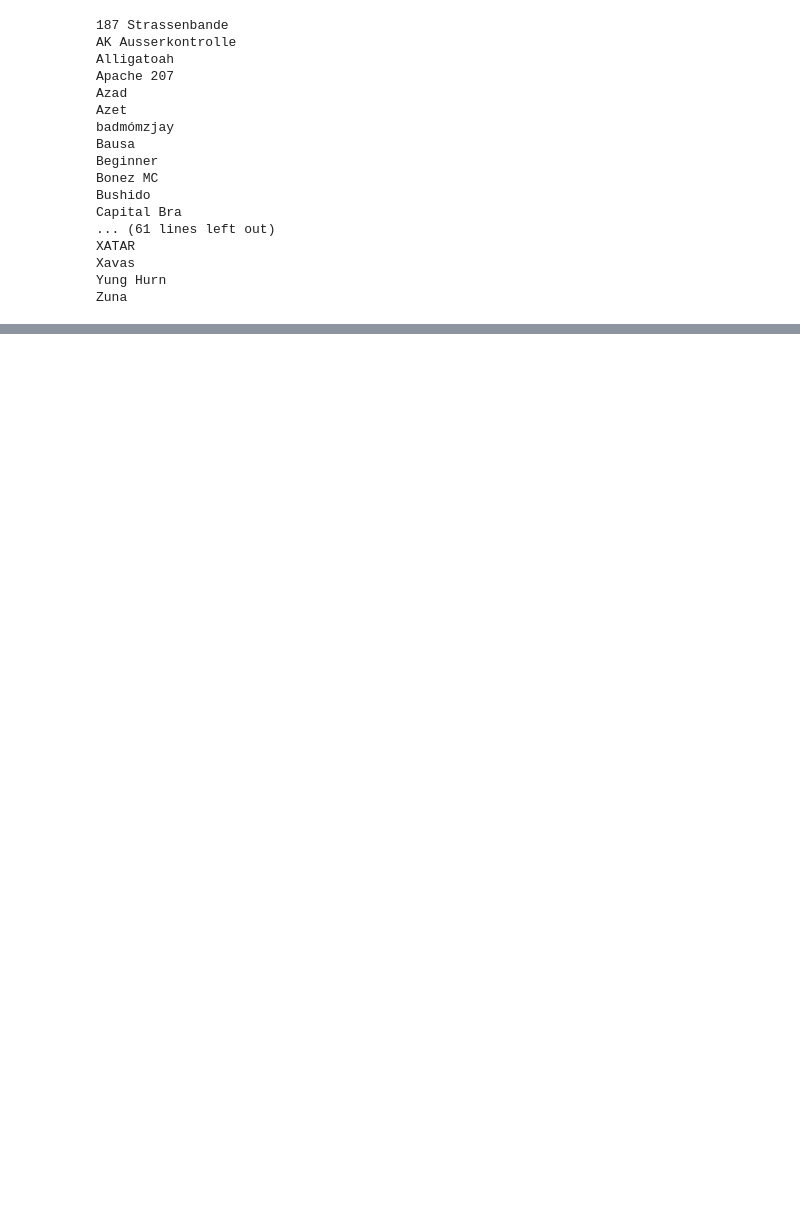
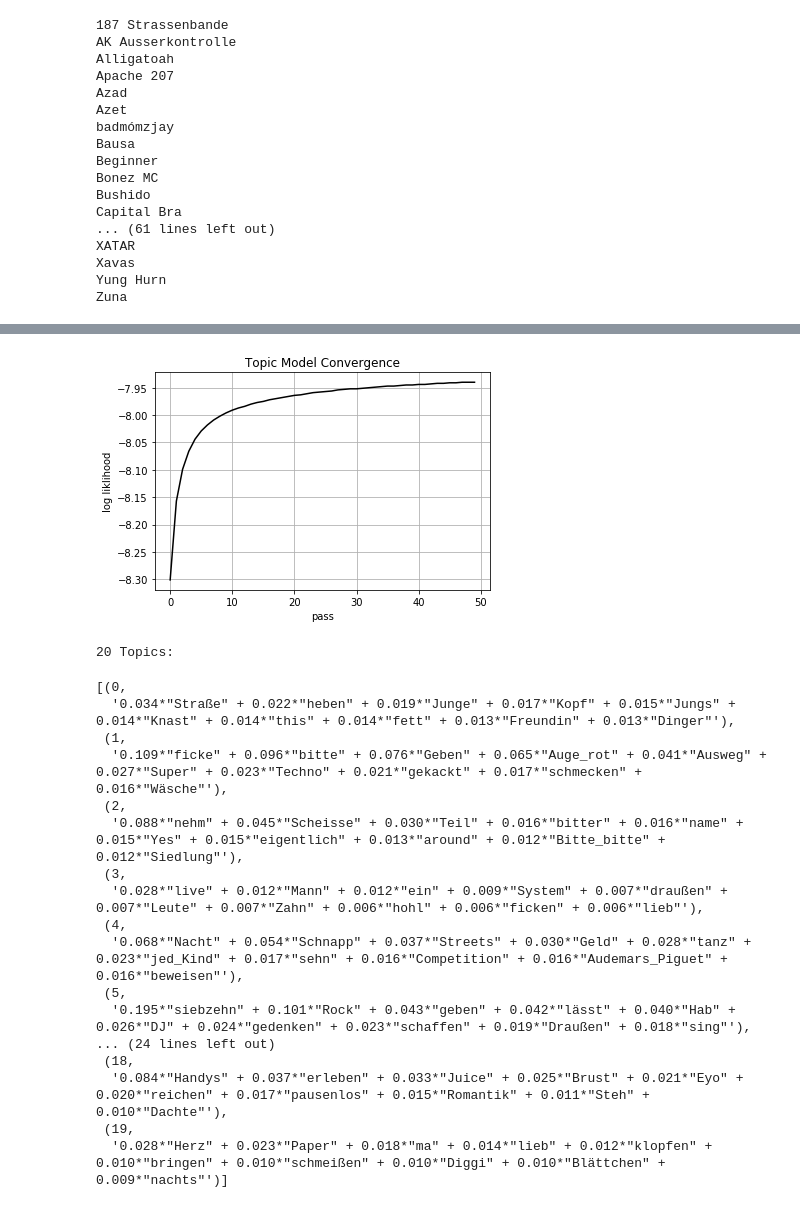
Before and after one commit to Lucapaulo/Text-Mining-Project, a Jupyter notebook: Project.ipynb, the cells around one changed output, grey strips where cells are left out. Drawn from its saved outputs; the diff is of its cells as text; code cells hidden in the pictures; blank space fills up the shorter version.

Commit message:
first lda models

```diff
--- a/Project.ipynb
+++ b/Project.ipynb
@@ -85,0 +79,2 @@ Zuna
+# %%
+nlp = spacy.load('de_core_news_lg')
@@ -85,0 +122,15 @@ Zuna
+# %%
+def plot_passes(filename, passes):
+    matcher = re.compile('(-*\d+\.\d+) per-word .* (\d+\.\d+) perplexity')
+    likelihoods = []
+    with open(filename) as source:
+        for line in source:
+            match = matcher.search(line)
+            if match:
+                likelihoods.append(float(match.group(1)))
+    plt.plot(np.arange(0,passes,1), likelihoods, c="black")
+    plt.ylabel("log liklihood")
+    plt.xlabel("pass")
+    plt.title("Topic Model Convergence")
+    plt.grid()
+    plt.show()
@@ -85,0 +144,45 @@ Zuna
+# %%
+# Previous Observations: Words with two letters usually dont contribute -> tweak tokenization
+filename = 'gensim_3.log'
+create_logfile(filename)
+
+num_topics = 20
+chunksize = 1000
+passes = 50
+iterations = 1000
+
+
+lda_model = LdaModel(
+         corpus=corpus,
+         id2word=id2word,
+         num_topics=num_topics,
+         passes=passes,
+         iterations=iterations,
+         chunksize=chunksize,
+         alpha='auto',
+         eta='auto'
+)
+# %%
+plot_passes(filename, passes)
+print(f'{num_topics} Topics:')
+lda_model.print_topics()
+# %% [output]
+[figure, added]
+20 Topics:
+[(0,
+  '0.034*"Straße" + 0.022*"heben" + 0.019*"Junge" + 0.017*"Kopf" + 0.015*"Jungs" + 0.014*"Knast" + 0.014*"this" + 0.014*"fett" + 0.013*"Freundin" + 0.013*"Dinger"'),
+ (1,
+  '0.109*"ficke" + 0.096*"bitte" + 0.076*"Geben" + 0.065*"Auge_rot" + 0.041*"Ausweg" + 0.027*"Super" + 0.023*"Techno" + 0.021*"gekackt" + 0.017*"schmecken" + 0.016*"Wäsche"'),
+ (2,
+  '0.088*"nehm" + 0.045*"Scheisse" + 0.030*"Teil" + 0.016*"bitter" + 0.016*"name" + 0.015*"Yes" + 0.015*"eigentlich" + 0.013*"around" + 0.012*"Bitte_bitte" + 0.012*"Siedlung"'),
+ (3,
+  '0.028*"live" + 0.012*"Mann" + 0.012*"ein" + 0.009*"System" + 0.007*"draußen" + 0.007*"Leute" + 0.007*"Zahn" + 0.006*"hohl" + 0.006*"ficken" + 0.006*"lieb"'),
+ (4,
+  '0.068*"Nacht" + 0.054*"Schnapp" + 0.037*"Streets" + 0.030*"Geld" + 0.028*"tanz" + 0.023*"jed_Kind" + 0.017*"sehn" + 0.016*"Competition" + 0.016*"Audemars_Piguet" + 0.016*"beweisen"'),
+ (5,
+  '0.195*"siebzehn" + 0.101*"Rock" + 0.043*"geben" + 0.042*"lässt" + 0.040*"Hab" + 0.026*"DJ" + 0.024*"gedenken" + 0.023*"schaffen" + 0.019*"Draußen" + 0.018*"sing"'),
+... (24 lines left out)
+ (18,
+  '0.084*"Handys" + 0.037*"erleben" + 0.033*"Juice" + 0.025*"Brust" + 0.021*"Eyo" + 0.020*"reichen" + 0.017*"pausenlos" + 0.015*"Romantik" + 0.011*"Steh" + 0.010*"Dachte"'),
+ (19,
+  '0.028*"Herz" + 0.023*"Paper" + 0.018*"ma" + 0.014*"lieb" + 0.012*"klopfen" + 0.010*"bringen" + 0.010*"schmeißen" + 0.010*"Diggi" + 0.010*"Blättchen" + 0.009*"nachts"')]
```
Also changed, not shown: parts of 8 cells of this notebook, 1 other file.
